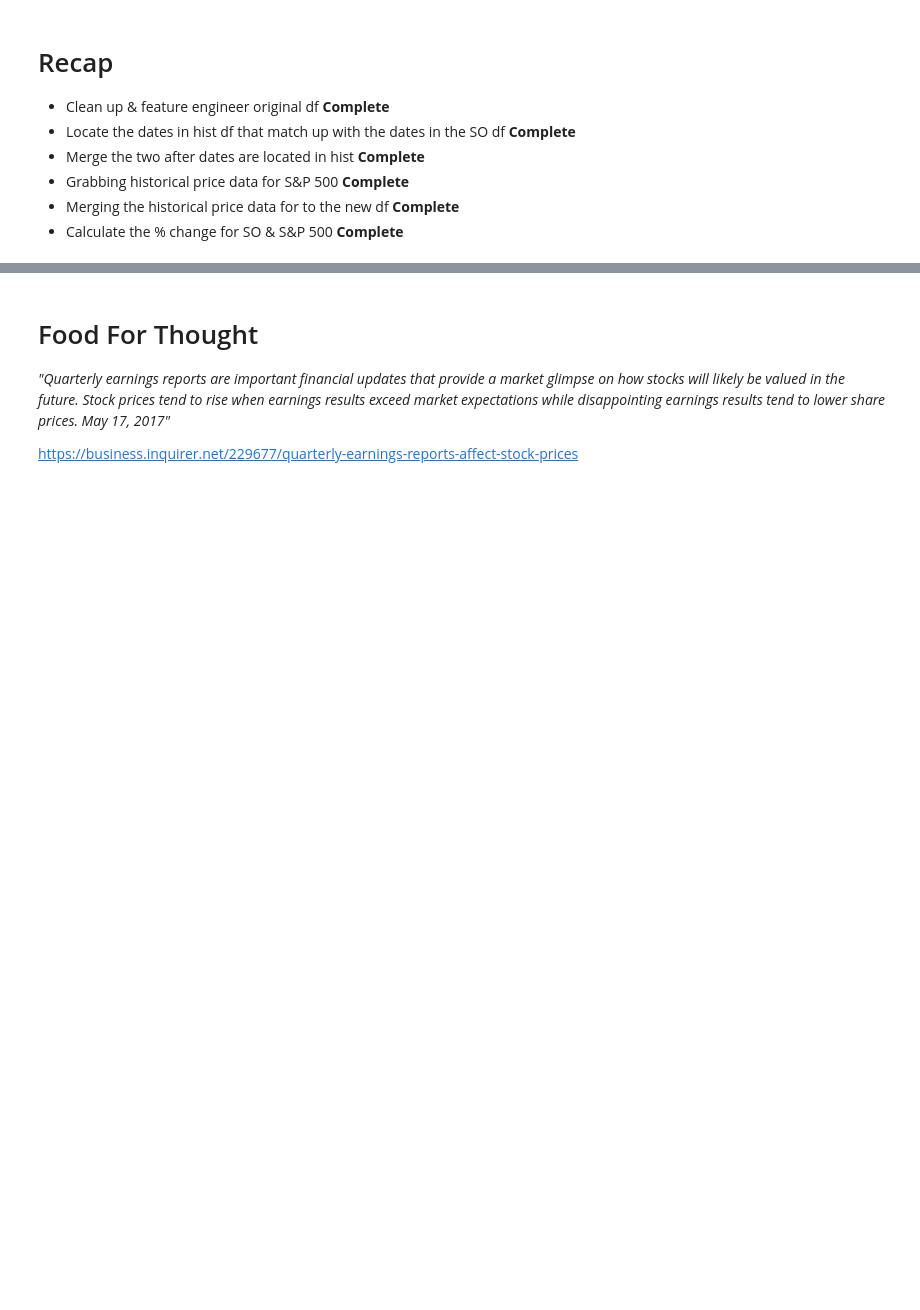
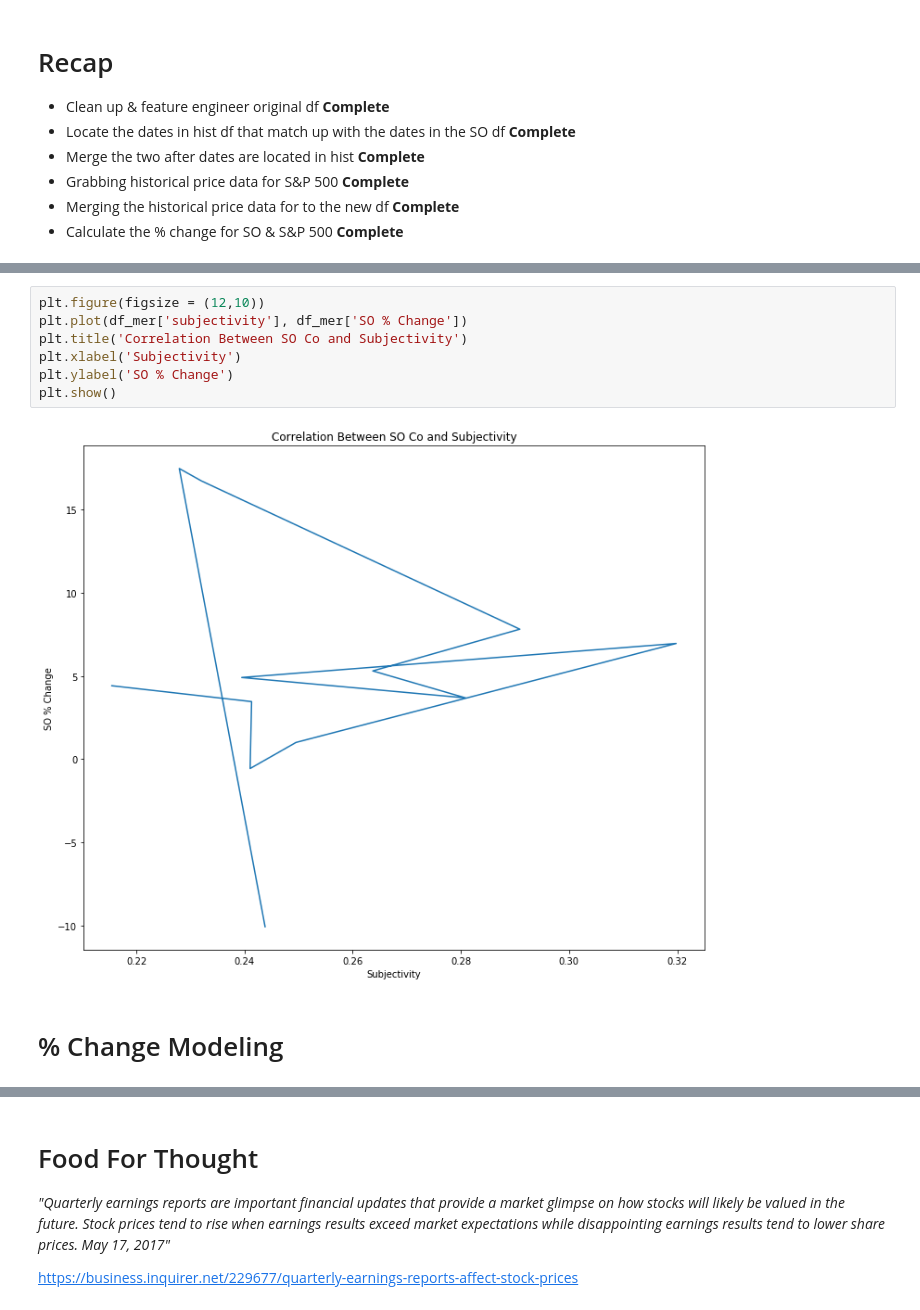
Before and after one commit to bmor2552/QQuarterlyInc, a Jupyter notebook: Notebooks/Step2_Modeling.ipynb, the cells around one changed output, grey strips where cells are left out. Saved outputs shown, nothing was run; the diff lists cells and outputs as text; blank space fills up the shorter version.

Commit message:
Modeling data

```diff
--- a/Notebooks/Step2_Modeling.ipynb
+++ b/Notebooks/Step2_Modeling.ipynb
@@ -803,0 +894,11 @@ Now that the feature engineering of the data is complete, and our target is esst
+# %%
+plt.figure(figsize = (12,10))
+plt.plot(df_mer['subjectivity'], df_mer['SO % Change'])
+plt.title('Correlation Between SO Co and Subjectivity')
+plt.xlabel('Subjectivity')
+plt.ylabel('SO % Change')
+plt.show()
+# %% [output]
+[figure, added]
+# %% [markdown]
+# % Change Modeling
```
Also changed, not shown: parts of 50 cells of this notebook.
